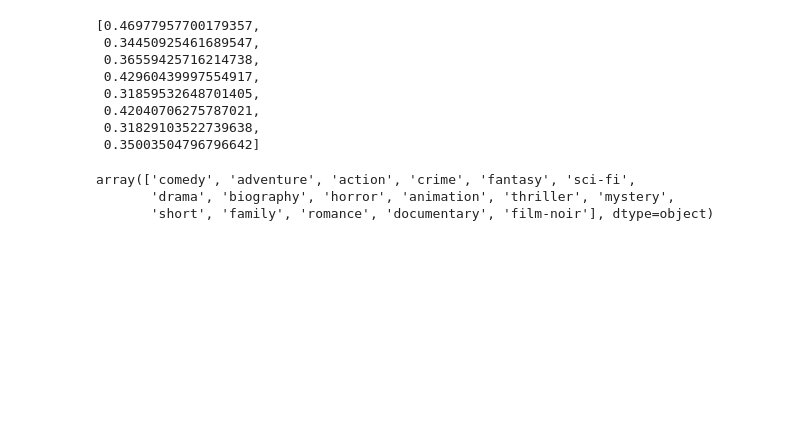
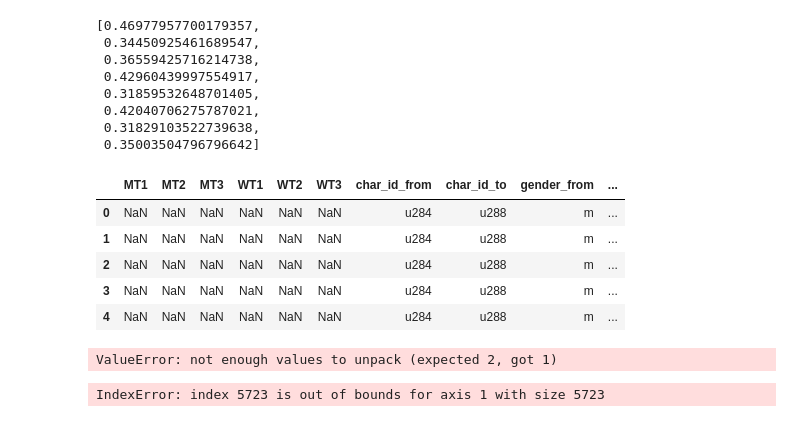
Before and after one commit to nlp-jjer/gender_in_movies, a Jupyter notebook: topic_modeling/ngrams_stats.ipynb, the cells around one changed output. Saved outputs shown, nothing was run; the diff lists cells and outputs as text; code cells hidden in the pictures; blank space fills up the shorter version.

```diff
--- a/topic_modeling/ngrams_stats.ipynb
+++ b/topic_modeling/ngrams_stats.ipynb
@@ -265,7 +248 @@ for each gender:
-# %%
-text.genre.unique()
-# %% [output]
-array(['comedy', 'adventure', 'action', 'crime', 'fantasy', 'sci-fi',
-       'drama', 'biography', 'horror', 'animation', 'thriller', 'mystery',
-       'short', 'family', 'romance', 'documentary', 'film-noir'], dtype=object)
 # %%
@@ -285,0 +264,45 @@ for gen in [women.words, men.words]:
+# %%
+text_topics = pd.concat([text,pd.DataFrame(columns=["WT1", "WT2", "WT3", "MT1", "MT2", "MT3"])])
+text_topics.head()
+# %% [output]
+|  | MT1 | MT2 | MT3 | WT1 | WT2 | WT3 | char_id_from | char_id_to | gender_from | ... |
+| 0 | NaN | NaN | NaN | NaN | NaN | NaN | u284 | u288 | m | ... |
+| 1 | NaN | NaN | NaN | NaN | NaN | NaN | u284 | u288 | m | ... |
+| 2 | NaN | NaN | NaN | NaN | NaN | NaN | u284 | u288 | m | ... |
+| 3 | NaN | NaN | NaN | NaN | NaN | NaN | u284 | u288 | m | ... |
+| 4 | NaN | NaN | NaN | NaN | NaN | NaN | u284 | u288 | m | ... |
+# %%
+# create features for classification
+
+# create empty features to be filled
+
+
+for gender in [women.name, men.name]:
+    for genre in common_genres:
+        #subset the data
+        subset = text[text.genre == genre]
+        #select appropriate model
+        model = d[genre][gender]
+        #get gamma, probability of topics for each row
+        gammas = model.inference(subset.words)[0]
+        print (gammas)
+        #add array to dataframe
+        #concat values to the main dataframe??
+        if gender == "women":
+            text_topics.loc[text_topics.genre == genre, ['WT1', 'WT2', "WT3"]] = gammas
+        if gender == "men":
+            text_topics.loc[text_topics.genre == genre, ['MT1', 'MT2', "MT3"]] = gammas
+
+    """
+    # for lines that are not common genres, use gender-based topic models
+    uncommon_genres = text_topics[text_topics.genre not in common_genres]
+    #model = d[overall][gender] eventually change to this
+    model = d['action'][gender]
+    gammas = model.inference(uncommon_genres)
+    if gender == "women":
+        text_topics.loc[text_topics.genre not in common_genres, ['WT1', 'WT2', "WT3"]] = gammas
+    if gender == "men":
+        text_topics.loc[text_topics.genre not in common_genres, ['MT1', 'MT2', "MT3"]] = gammas
+    """
+# %% [output]
+ValueError: not enough values to unpack (expected 2, got 1)
@@ -286,3 +311,7 @@ for gen in [women.words, men.words]:
+# %%
+model.inference(corpus, collect_sstats=False)
+# %% [output]
+IndexError: index 5723 is out of bounds for axis 1 with size 5723
 # %%
 topics[0]
 # %%
```
Also changed, not shown: parts of 16 cells of this notebook.
